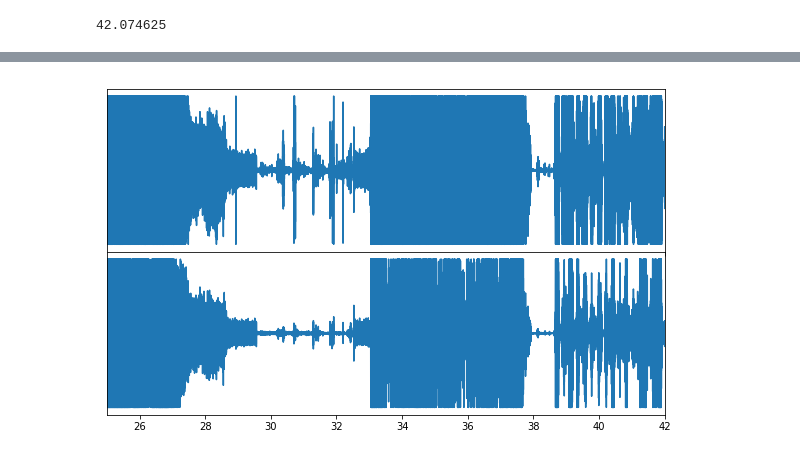
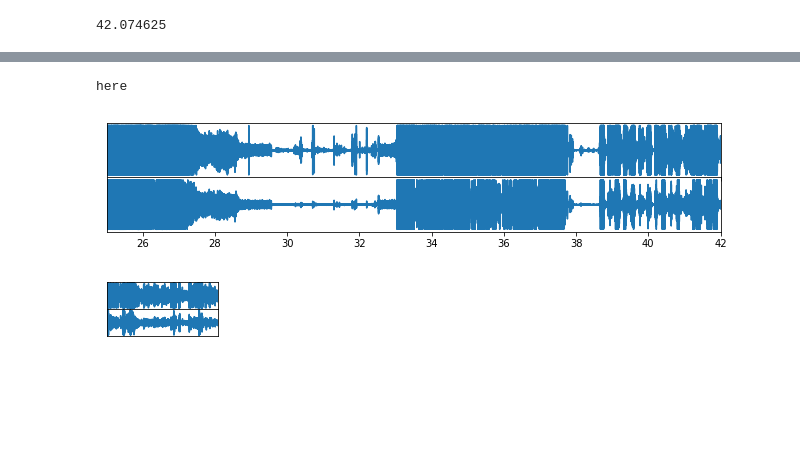
Before and after one commit to nigroup/binaural_audition, a Jupyter notebook: common/data/data_creation/Moritz_Talk.ipynb, the cells around one changed output, grey strips where cells are left out. Saved outputs shown, nothing was run; the diff lists cells and outputs as text; code cells hidden in the pictures; blank space fills up the shorter version.

```diff
--- a/common/data/data_creation/Moritz_Talk.ipynb
+++ b/common/data/data_creation/Moritz_Talk.ipynb
@@ -90,12 +96,19 @@ array = array[:time_sound, :]
 play_from_array(array, 'distractor2_no3', framerate, start_in_s=25-12.0458)
 sd.stop()
 # %%
-def plot_from_array(sound, name, framerate, start_in_s=0, xlim=None, ylim=None, SNR_RATE=1, stereo=False):
+def plot_from_array(sound, name, framerate, start_in_s=0, xlim=None, ylim=None, SNR_RATE=1, stereo=False, figsize=None):
     # Three subplots sharing both x/y axes
-    if not stereo:
-        f, ax1 = plt.subplots(1, figsize=(10, 3))
+    if figsize is None:
+        if not stereo:
+            f, ax1 = plt.subplots(1, figsize=(11, 3))
+        else:
+            print('here')
+            f, (ax1, ax2) = plt.subplots(2, sharex=True, figsize=(11, 2))
     else:
-        f, (ax1, ax2) = plt.subplots(2, sharex=True, figsize=(10, 6))
+        if not stereo:
+            f, ax1 = plt.subplots(1, figsize=figsize)
+        else:
+            f, (ax1, ax2) = plt.subplots(2, sharex=True, figsize=figsize)
 
     start_frame = int(start_in_s * framerate)
     x = np.arange(start_frame, start_frame + sound.shape[0], 1)
@@ -112,7 +125,9 @@ def plot_from_array(sound, name, framerate, start_in_s=0, xlim=None, ylim=None,
         plt.setp([a.set_ylim(ylim) for a in f.axes[:]])
     if xlim is not None:
         plt.setp([a.set_xlim(xlim) for a in f.axes[:]])
-    f.savefig(name + '.pdf')
+    if figsize is not None:
+            plt.setp([a.set_xticks([]) for a in f.axes[:]])
+    f.savefig(name + '.svg', transparent=True, dpi=300)
 # %%
 def concat_sources(fps):
     arrays = []
@@ -132,7 +147,7 @@ def concat_sources(fps):
     return arrays, framerates[0]
 
 def merge_sources(last_frame, arrays, start_frames_in_source, start_frames_in_result):
-    result = np.full((last_frame, 2), np.nan)
+    result = np.full((last_frame, 2), 0.0)
     for array, start_frame_in_source, start_frame_in_result in zip(arrays, start_frames_in_source, start_frames_in_result):
         shape = array.shape
         length = shape[0] - start_frame_in_source
@@ -201,22 +216,23 @@ result_master = merge_sources(last_frame, arrays, start_frames_in_source, start_
 # %%
 # mixture
 
 fps = ['/Users/Heiner/repos/binaural_audition/common/data/data_creation/demo_sound_mixture_TelephoneElectron+6037_36_3_start25s.wav']
 arrays, framerate_mixture = concat_sources(fps)
 
 start_frames_in_source = [0]
 
 last_frame = int(complete_mixture_length_in_s * framerate_mixture) - int(25 * framerate_mixture)
 
 start_frames_in_result = [0]
 
 result_mixture = merge_sources(last_frame, arrays, start_frames_in_source, start_frames_in_result)
-plot_from_array(result_mixture, 'mixture', framerate_mixture, start_in_s=25, xlim=(25, 42), SNR_RATE=1, stereo=True)
-#plt.close()
-#plot_from_array(result_mixture, 'mixture_wav_inner', framerate_mixture, start_in_s=25, xlim=(35, 36), SNR_RATE=1, stereo=True)
-#plt.close()
+plot_from_array(result_mixture, 'mixture_wav', framerate_mixture, start_in_s=25, xlim=(25, 42), SNR_RATE=1, stereo=True)
+
+plot_from_array(result_mixture, 'mixture_wav_inner', framerate_mixture, start_in_s=25, xlim=(35, 35.2), figsize=(2, 1), SNR_RATE=1, stereo=True)
 # %% [output]
+here
-[figure, old version]
+[figure, new version]
+[figure, added]
 # %%
 abs_max = np.abs(np.nanmax([np.nanmax(result_distr1)*SNR_DISTRACTOR1_RATE, np.nanmax(result_distr2)*SNR_DISTRACTOR2_RATE, np.nanmax(result_master)*SNR_MASTER_RATE]))
 abs_min = np.abs(np.nanmin([np.nanmin(result_distr1)*SNR_DISTRACTOR1_RATE, np.nanmin(result_distr2)*SNR_DISTRACTOR2_RATE, np.nanmin(result_master)*SNR_MASTER_RATE]))
```
Also changed, not shown: parts of 22 cells of this notebook, 37 other files.
